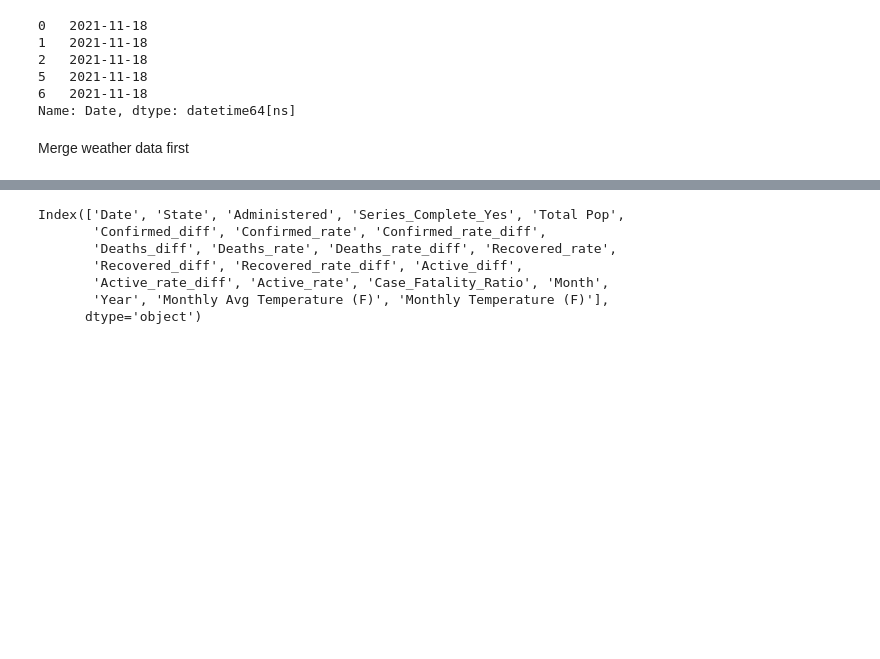
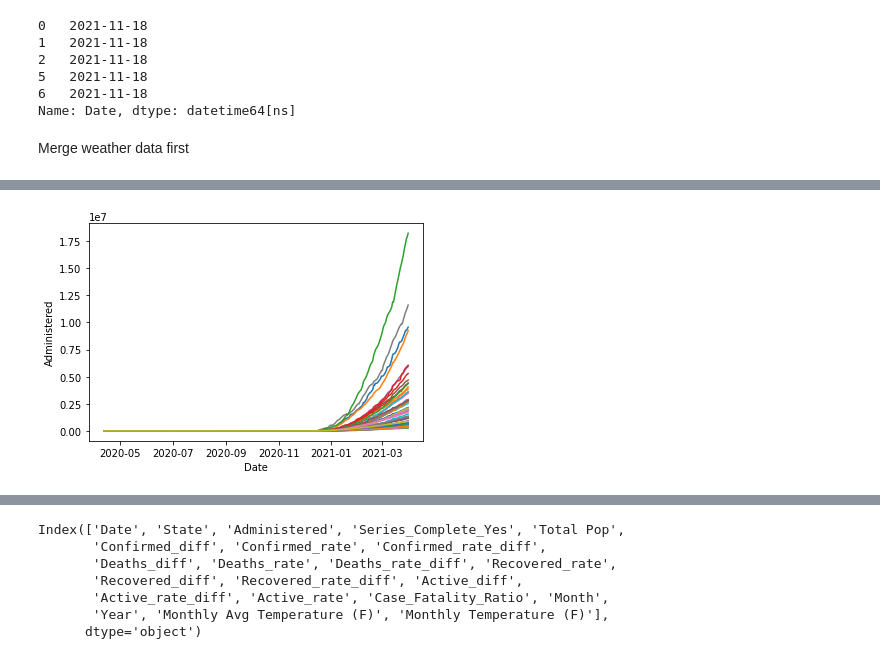
Before and after one commit to amichaelsen/COVID_project, a Jupyter notebook: analysis/modeling.ipynb, the cells around one changed output, grey strips where cells are left out. Cells and saved outputs as stored; diff of their text form; code cells hidden in the pictures; blank space fills up the shorter version.

```diff
--- a/analysis/modeling.ipynb
+++ b/analysis/modeling.ipynb
@@ -139,0 +141,5 @@ combined_data.sample(10)
+# %%
+ax1 = plot_states_over_time(combined_covid_data, states_only, 'Administered', time_col="Date")
+ax1.remove()
+# %% [output]
+[figure, added]
```
Also changed, not shown: parts of 8 cells of this notebook, 5 other files.
